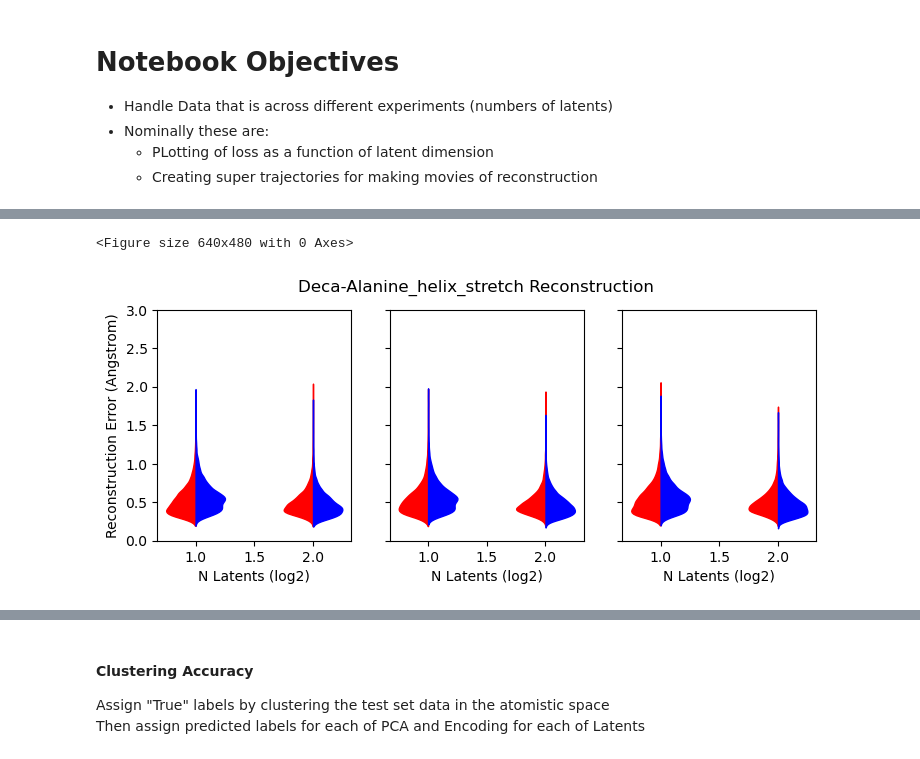
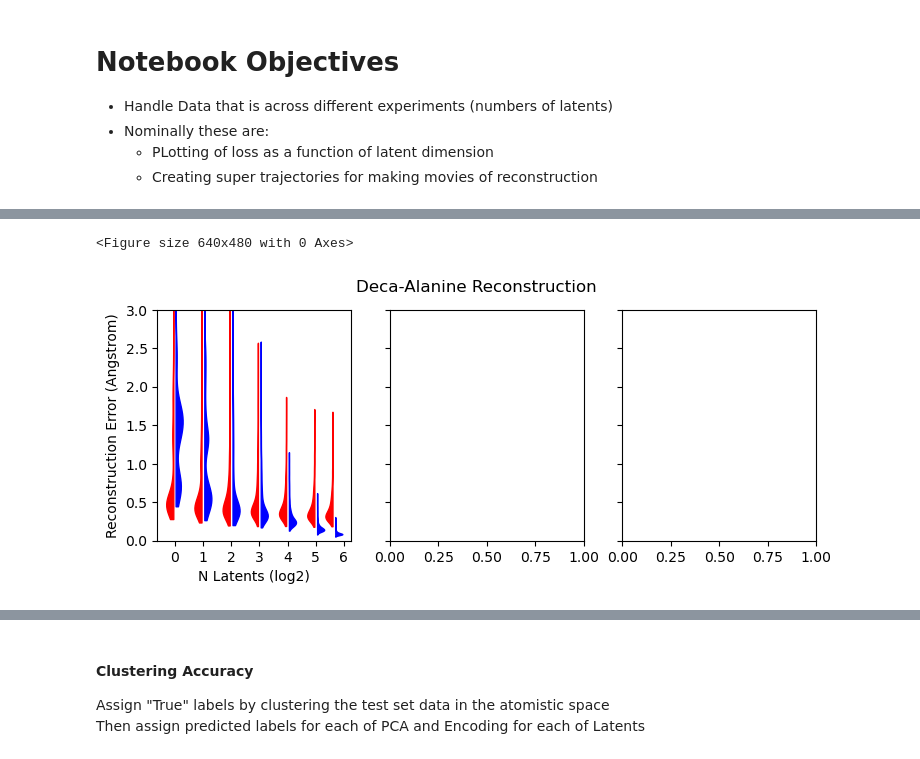
Before and after one commit to CCBatIIT/Deep-MMS, a Jupyter notebook: 02-Multi-Analysis_Heavy_Atom.ipynb, the cells around one changed output, grey strips where cells are left out. Saved outputs shown, nothing was run; the diff lists cells and outputs as text; code cells hidden in the pictures.

```diff
--- a/02-Multi-Analysis_Heavy_Atom.ipynb
+++ b/02-Multi-Analysis_Heavy_Atom.ipynb
@@ -133,3 +85,0 @@ True 8 1.00e-05
-# %%
-for i, row in enumerate(df(my_data).loc):
-    print(f"Batchnorm {row[0]}, Depth {row[1]}, LR {row[2]}, Loss {10*row[3]:1.3f} A")
@@ -155,11 +86,22 @@ KeyError: 96
 # %%
-model_name2load = 'DA_stretch_X006-1'
+base_model = 'X007-2'
+model_name2load = f'DA_{base_model}'
 
 model_title_dict = {'OX_X005-3': 'Oxycodone',
                     'DA_X005-3': 'Deca-Alanine',
                     'DA_stretch_X006-1': 'Deca-Alanine_helix_stretch',
                     'CR_X005-3': 'Crambin',
                     'CR_X006-1': 'Crambin',
+                    'CR_X007-1': 'Crambin',
+                    'CR_X007-2': 'Crambin',
+                    'DA_X007-2': 'Deca-Alanine',
+                    'OX_X007-2': 'Oxycodone',
+                    'CR_X007-3a': 'Crambin',
+                    'CR_X007-3b': 'Crambin',
+                    'CR_X007-3c': 'Crambin',
+                    'CR_X007-3d': 'Crambin',
+                    'CR_X008-1': 'Crambin',
+                    'CR_X008-2': 'Crambin',
                     'BR_X005-3': 'BRD4/JQ1',
                     'KOR_X005-3': 'KOR/ak'}
 
@@ -167,7 +109,7 @@ figure_dir = f'/media/volume/Josephs-Volume/githubs/Deep-MMS/figures/{model_name
 if not os.path.isdir(figure_dir):
     os.makedirs(figure_dir, exist_ok=True)
 
-json_wc = f'/media/volume/Josephs-Volume/githubs/Deep-MMS/json_inputs/X006-1/{model_name2load}/*.json'
+json_wc = f'/media/volume/Josephs-Volume/githubs/Deep-MMS/json_inputs/{base_model}/{model_name2load}/*.json'
 json_fns = sorted(glob.glob(json_wc))
 
 json_fn_dict = {}
@@ -203,16 +145,5 @@ json_fns
-# %%
-json_fns = {'0002': ['/media/volume/Josephs-Volume/githubs/Deep-MMS/json_inputs/X006-1/DA_stretch_X006-1/DA_stretch_X006-1_0002_01.json',
-  '/media/volume/Josephs-Volume/githubs/Deep-MMS/json_inputs/X006-1/DA_stretch_X006-1/DA_stretch_X006-1_0002_02.json',
-  '/media/volume/Josephs-Volume/githubs/Deep-MMS/json_inputs/X006-1/DA_stretch_X006-1/DA_stretch_X006-1_0002_03.json',
-  '/media/volume/Josephs-Volume/githubs/Deep-MMS/json_inputs/X006-1/DA_stretch_X006-1/DA_stretch_X006-1_0002_04.json',
-  '/media/volume/Josephs-Volume/githubs/Deep-MMS/json_inputs/X006-1/DA_stretch_X006-1/DA_stretch_X006-1_0002_05.json'],
- '0004': ['/media/volume/Josephs-Volume/githubs/Deep-MMS/json_inputs/X006-1/DA_stretch_X006-1/DA_stretch_X006-1_0004_01.json',
-  '/media/volume/Josephs-Volume/githubs/Deep-MMS/json_inputs/X006-1/DA_stretch_X006-1/DA_stretch_X006-1_0004_02.json',
-  '/media/volume/Josephs-Volume/githubs/Deep-MMS/json_inputs/X006-1/DA_stretch_X006-1/DA_stretch_X006-1_0004_03.json',
-  '/media/volume/Josephs-Volume/githubs/Deep-MMS/json_inputs/X006-1/DA_stretch_X006-1/DA_stretch_X006-1_0004_04.json',
-  '/media/volume/Josephs-Volume/githubs/Deep-MMS/json_inputs/X006-1/DA_stretch_X006-1/DA_stretch_X006-1_0004_05.json']}
 # %%
-best_n = 3
+best_n = 1
 latents = [int(key) for key in json_fns.keys()]
 key = jax.random.PRNGKey(6969)
 main_key, dropout_key = jax.random.split(key, num=2)
@@ -278,6 +276,7 @@ pca_rmsds = {key: val for key, val in pca_rmsds.items() if val}
 # %%
 latents = [int(key) for key in rmsds]
 # %%
+import matplotlib
 plt.clf()
 fig, axs = plt.subplots(nrows=1, ncols=3, sharey=True, figsize=(8.5, 3))
 
@@ -285,36 +284,38 @@ for i in range(best_n):
     rpt_rmsds = [rmsds[key][i] for key in rmsds.keys()]
     rpt_pca_rmsds = [pca_rmsds[key][i] for key in pca_rmsds.keys()]
 
-    v1 = axs[i].violinplot([10*val_set for val_set in rpt_rmsds], [np.log2(n) for n in latents], showextrema=False)
+    v1 = axs[i].violinplot([10*val_set for val_set in rpt_rmsds], [np.log2(n)-0.05 for n in latents], showextrema=False)
     for b in v1['bodies']:
         b.set_edgecolor('black')
         b.set_alpha(1)
         # get the center
         m = np.mean(b.get_paths()[0].vertices[:, 0])
         # modify the paths to not go further right than the center
         b.get_paths()[0].vertices[:, 0] = np.clip(b.get_paths()[0].vertices[:, 0], -np.inf, m)
         b.set_color('r')
 
-    v2 = axs[i].violinplot([10*val_set for val_set in rpt_pca_rmsds], [np.log2(n) for n in latents], showextrema=False)
+    v2 = axs[i].violinplot([10*val_set for val_set in rpt_pca_rmsds], [np.log2(n)+0.05 for n in latents], showextrema=False)\
+
     for b in v2['bodies']:
         b.set_edgecolor('black')
         b.set_alpha(1)
         # get the center
         m = np.mean(b.get_paths()[0].vertices[:, 0])
         # modify the paths to not go further left than the center
         b.get_paths()[0].vertices[:, 0] = np.clip(b.get_paths()[0].vertices[:, 0], m, np.inf)
         b.set_color('b')
 
+    axs[i].xaxis.set_major_locator(matplotlib.ticker.MaxNLocator(integer=True))
     axs[i].set_xlabel('N Latents (log2)')
     if i == 0:
         axs[i].set_ylabel('Reconstruction Error (Angstrom)')
 
 fig.suptitle(f"{model_title_dict[model_name2load]} Reconstruction")
 plt.ylim(0, 3)
 
 plt.savefig(os.path.join(figure_dir, 'reconstruction_rmsd.png'), bbox_inches='tight')
 # %% [output]
 <Figure size 640x480 with 0 Axes>
-[figure, old version]
+[figure, new version]
 # %%
 raise Exception('Stop')
```
Also changed, not shown: parts of 26 cells of this notebook, 4 other files.
